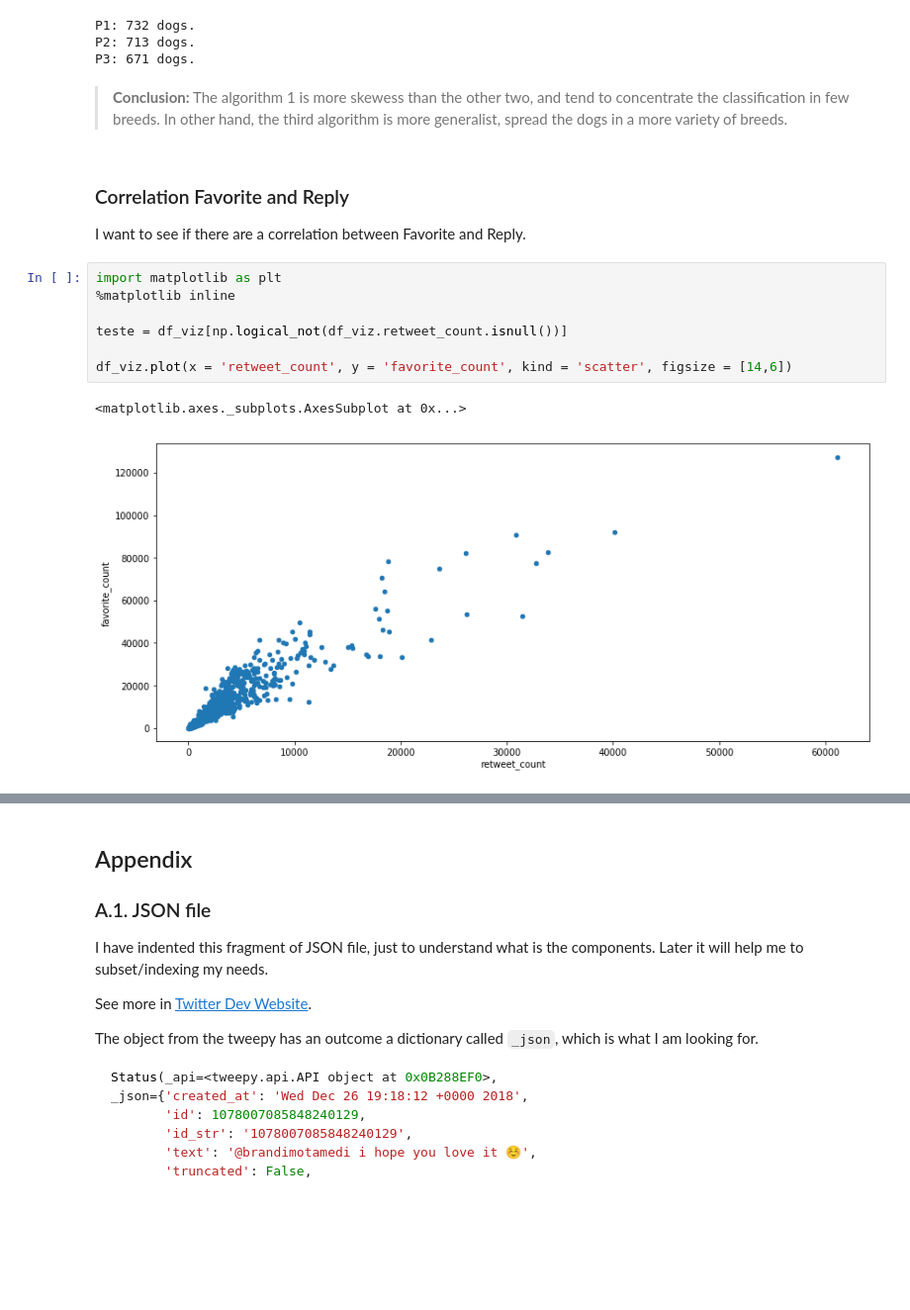
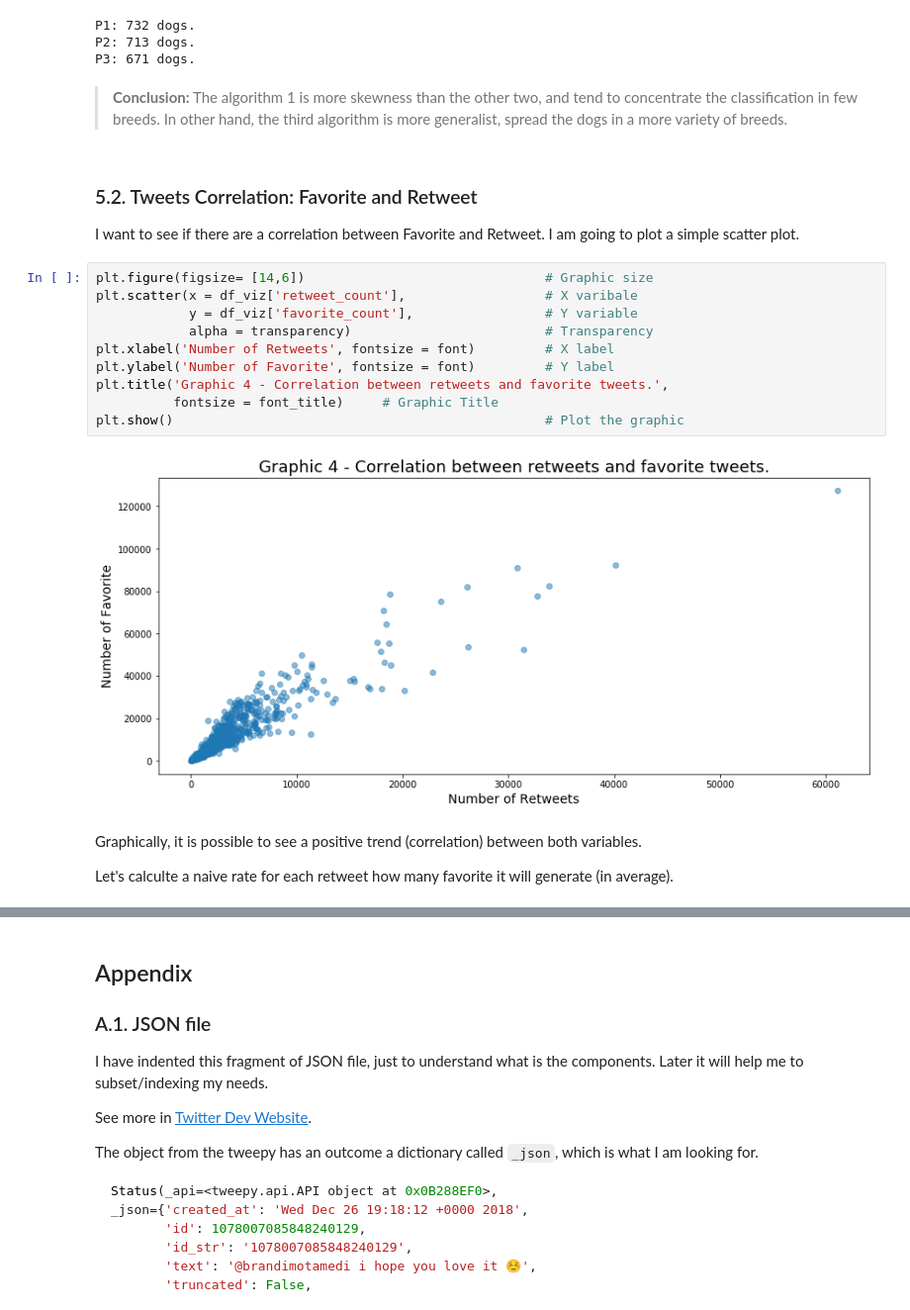
Before and after one commit to AndersonUyekita/ND111_data_science_foundations_02, a Jupyter notebook: 03-Chapter03/00-Project_02/nd111_udacity_project_02.ipynb, the cells around one changed output, grey strips where cells are left out. Shown at 99% size. Saved outputs shown, nothing was run; the diff lists cells and outputs as text; blank space fills up the shorter version.

```diff
--- a/03-Chapter03/00-Project_02/nd111_udacity_project_02.ipynb
+++ b/03-Chapter03/00-Project_02/nd111_udacity_project_02.ipynb
@@ -1645,18 +1660,24 @@ P1: 732 dogs.
 P2: 713 dogs.
 P3: 671 dogs.
 # %% [markdown]
->**Conclusion:** The algorithm 1 is more skewess than the other two, and tend to concentrate the classification in few breeds. In other hand, the third algorithm is more generalist, spread the dogs in a more variety of breeds.
+>**Conclusion:** The algorithm 1 is more skewness than the other two, and tend to concentrate the classification in few breeds. In other hand, the third algorithm is more generalist, spread the dogs in a more variety of breeds.
 # %% [markdown]
-### Correlation Favorite and Reply
+### 5.2. Tweets Correlation: Favorite and Retweet
 
-I want to see if there are a correlation between Favorite and Reply.
+I want to see if there are a correlation between Favorite and Retweet. I am going to plot a simple scatter plot.
-# %%
-import matplotlib as plt
-%matplotlib inline
-
-teste = df_viz[np.logical_not(df_viz.retweet_count.isnull())]
-
-df_viz.plot(x = 'retweet_count', y = 'favorite_count', kind = 'scatter', figsize = [14,6])
-# %% [output]
-<matplotlib.axes._subplots.AxesSubplot at 0x...>
-[figure, removed]
+# %%
+plt.figure(figsize= [14,6])                               # Graphic size
+plt.scatter(x = df_viz['retweet_count'],                  # X varibale
+            y = df_viz['favorite_count'],                 # Y variable
+            alpha = transparency)                         # Transparency
+plt.xlabel('Number of Retweets', fontsize = font)         # X label
+plt.ylabel('Number of Favorite', fontsize = font)         # Y label
+plt.title('Graphic 4 - Correlation between retweets and favorite tweets.',
+          fontsize = font_title)     # Graphic Title
+plt.show()                                                # Plot the graphic
+# %% [output]
+[figure, added]
+# %% [markdown]
+Graphically, it is possible to see a positive trend (correlation) between both variables.
+
+Let's calculte a naive rate for each retweet how many favorite it will generate (in average).
```
Also changed, not shown: parts of 68 cells of this notebook, 1 other file.
